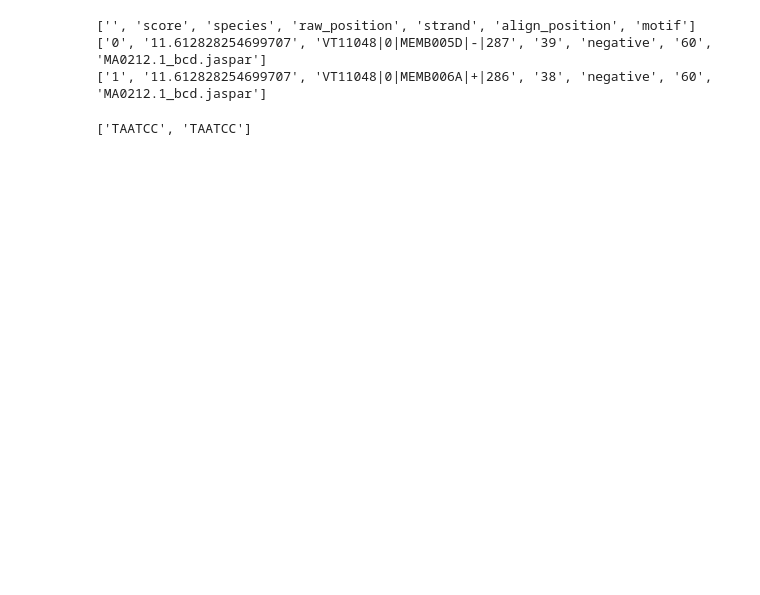
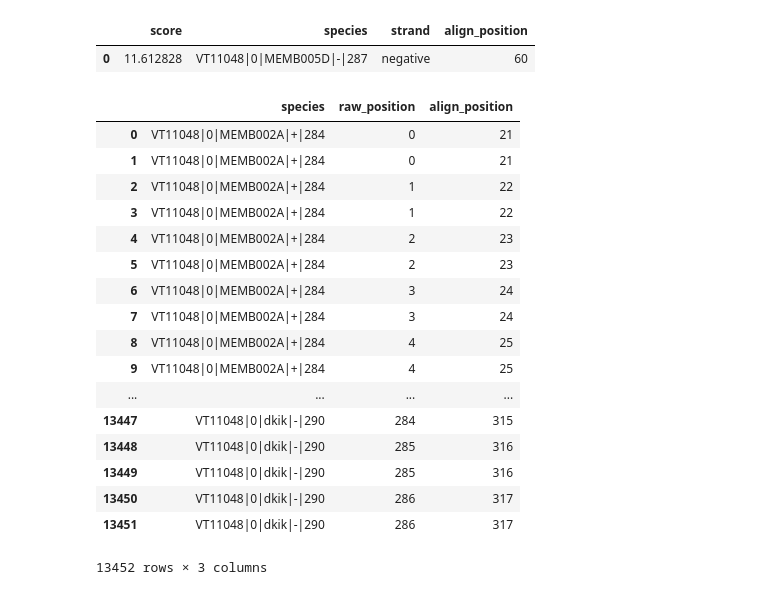
Before and after one commit to DiscoveryDNA/TFBS_presence, a Jupyter notebook: code/full_raw_motif_extraction.ipynb, the cells around one changed output. Cells and saved outputs as stored; diff of their text form; code cells hidden in the pictures; blank space fills up the shorter version.

```diff
--- a/code/full_raw_motif_extraction.ipynb
+++ b/code/full_raw_motif_extraction.ipynb
@@ -82,7 +49,0 @@ def getRawMotifStrings(csv_file):
-# %%
-getRawMotifStrings('occurance_align_outlier_rm_with_length_VT11048.fa.csv')
-# %% [output]
-['', 'score', 'species', 'raw_position', 'strand', 'align_position', 'motif']
-['0', '11.612828254699707', 'VT11048|0|MEMB005D|-|287', '39', 'negative', '60', 'MA0212.1_bcd.jaspar']
-['1', '11.612828254699707', 'VT11048|0|MEMB006A|+|286', '38', 'negative', '60', 'MA0212.1_bcd.jaspar']
-['TAATCC', 'TAATCC']
@@ -88,0 +60,5 @@ getRawMotifStrings('occurance_align_outlier_rm_with_length_VT11048.fa.csv')
+# %%
+thresh
+# %% [output]
+|  | score | species | strand | align_position |
+| 0 | 11.612828 | VT11048|0|MEMB005D|-|287 | negative | 60 |
@@ -88,0 +70,21 @@ getRawMotifStrings('occurance_align_outlier_rm_with_length_VT11048.fa.csv')
+# %%
+no_thresh
+# %% [output]
+|  | species | raw_position | align_position |
+| 0 | VT11048|0|MEMB002A|+|284 | 0 | 21 |
+| 1 | VT11048|0|MEMB002A|+|284 | 0 | 21 |
+| 2 | VT11048|0|MEMB002A|+|284 | 1 | 22 |
+| 3 | VT11048|0|MEMB002A|+|284 | 1 | 22 |
+| 4 | VT11048|0|MEMB002A|+|284 | 2 | 23 |
+| 5 | VT11048|0|MEMB002A|+|284 | 2 | 23 |
+| 6 | VT11048|0|MEMB002A|+|284 | 3 | 24 |
+| 7 | VT11048|0|MEMB002A|+|284 | 3 | 24 |
+| 8 | VT11048|0|MEMB002A|+|284 | 4 | 25 |
+| 9 | VT11048|0|MEMB002A|+|284 | 4 | 25 |
+| ... | ... | ... | ... |
+| 13447 | VT11048|0|dkik|-|290 | 284 | 315 |
+| 13448 | VT11048|0|dkik|-|290 | 285 | 316 |
+| 13449 | VT11048|0|dkik|-|290 | 285 | 316 |
+| 13450 | VT11048|0|dkik|-|290 | 286 | 317 |
+| 13451 | VT11048|0|dkik|-|290 | 286 | 317 |
+13452 rows × 3 columns
```
Also changed, not shown: parts of 10 cells of this notebook, 1 other file.
